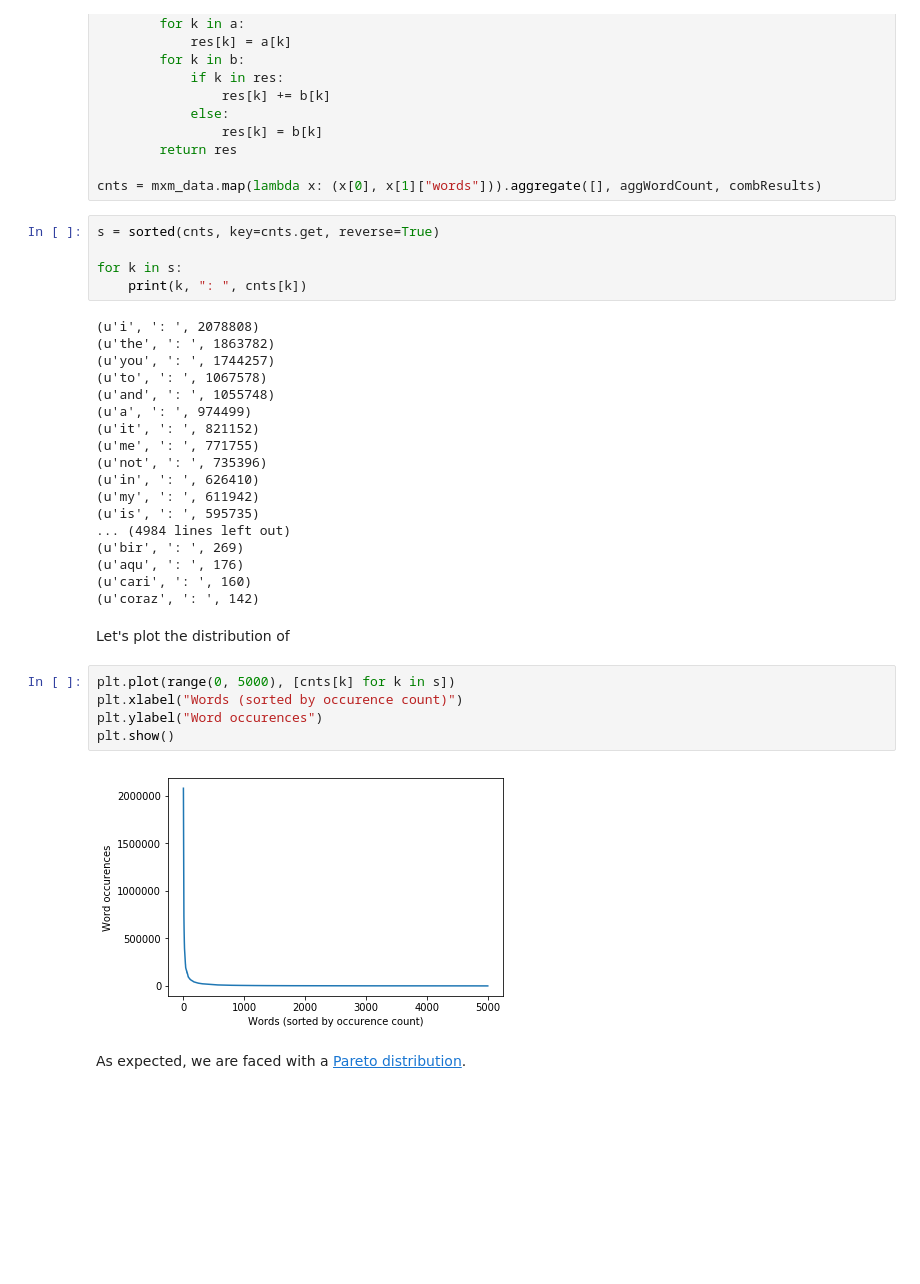
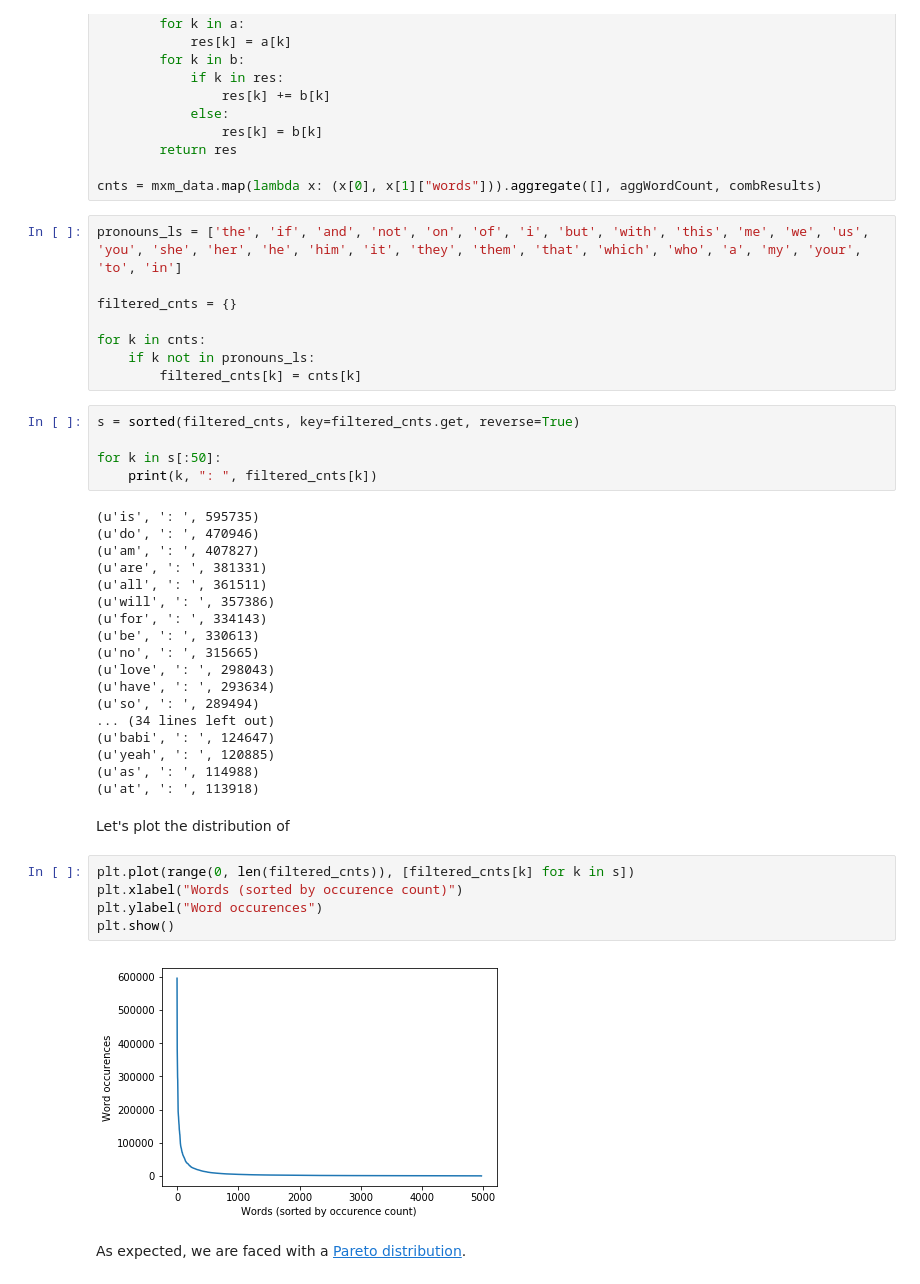
Before and after one commit to Polymere/ADA_Group, a Jupyter notebook: project/notebooks/Lyrics_analysis.ipynb, the cells around one changed output. Cells and saved outputs as stored; diff of their text form; blank space fills up the shorter version.

```diff
--- a/project/notebooks/Lyrics_analysis.ipynb
+++ b/project/notebooks/Lyrics_analysis.ipynb
@@ -48,38 +48,46 @@ def combResults(a, b):
         return res
 
 cnts = mxm_data.map(lambda x: (x[0], x[1]["words"])).aggregate([], aggWordCount, combResults)
+# %%
+pronouns_ls = ['the', 'if', 'and', 'not', 'on', 'of', 'i', 'but', 'with', 'this', 'me', 'we', 'us', 'you', 'she', 'her', 'he', 'him', 'it', 'they', 'them', 'that', 'which', 'who', 'a', 'my', 'your', 'to', 'in']
+
+filtered_cnts = {}
+
+for k in cnts:
+    if k not in pronouns_ls:
+        filtered_cnts[k] = cnts[k]
 # %%
-s = sorted(cnts, key=cnts.get, reverse=True)
+s = sorted(filtered_cnts, key=filtered_cnts.get, reverse=True)
 
-for k in s:
-    print(k, ": ", cnts[k])
+for k in s[:50]:
+    print(k, ": ", filtered_cnts[k])
 # %% [output]
-(u'i', ': ', 2078808)
-(u'the', ': ', 1863782)
-(u'you', ': ', 1744257)
-(u'to', ': ', 1067578)
-(u'and', ': ', 1055748)
-(u'a', ': ', 974499)
-(u'it', ': ', 821152)
-(u'me', ': ', 771755)
-(u'not', ': ', 735396)
-(u'in', ': ', 626410)
-(u'my', ': ', 611942)
 (u'is', ': ', 595735)
-... (4984 lines left out)
-(u'bir', ': ', 269)
-(u'aqu', ': ', 176)
-(u'cari', ': ', 160)
-(u'coraz', ': ', 142)
+(u'do', ': ', 470946)
+(u'am', ': ', 407827)
+(u'are', ': ', 381331)
+(u'all', ': ', 361511)
+(u'will', ': ', 357386)
+(u'for', ': ', 334143)
+(u'be', ': ', 330613)
+(u'no', ': ', 315665)
+(u'love', ': ', 298043)
+(u'have', ': ', 293634)
+(u'so', ': ', 289494)
+... (34 lines left out)
+(u'babi', ': ', 124647)
+(u'yeah', ': ', 120885)
+(u'as', ': ', 114988)
+(u'at', ': ', 113918)
 # %% [markdown]
 Let's plot the distribution of
 # %%
-plt.plot(range(0, 5000), [cnts[k] for k in s])
+plt.plot(range(0, len(filtered_cnts)), [filtered_cnts[k] for k in s])
 plt.xlabel("Words (sorted by occurence count)")
 plt.ylabel("Word occurences")
 plt.show()
 # %% [output]
-[figure, old version]
+[figure, new version]
 # %% [markdown]
 As expected, we are faced with a [Pareto distribution](https://en.wikipedia.org/wiki/Zipf%27s_law).
 # %% [markdown]
```
Also changed, not shown: parts of 1 cell of this notebook.
